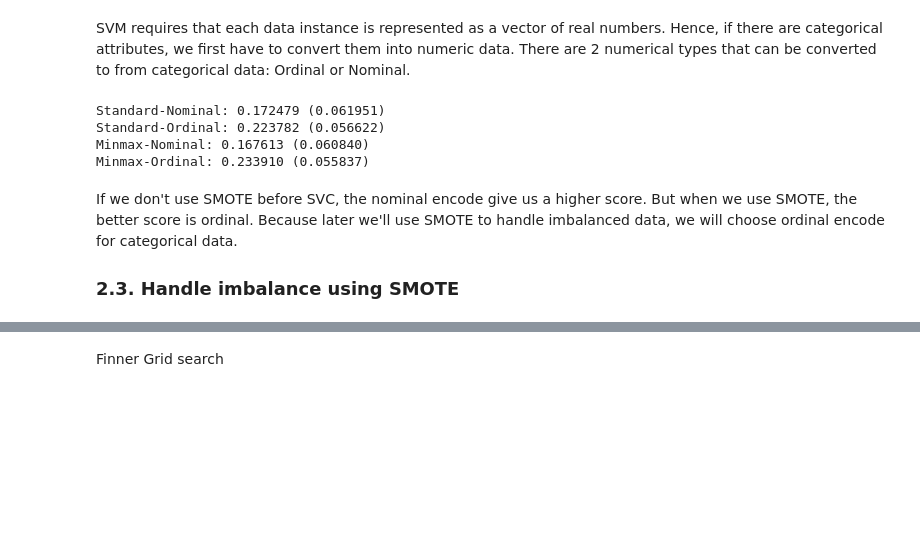
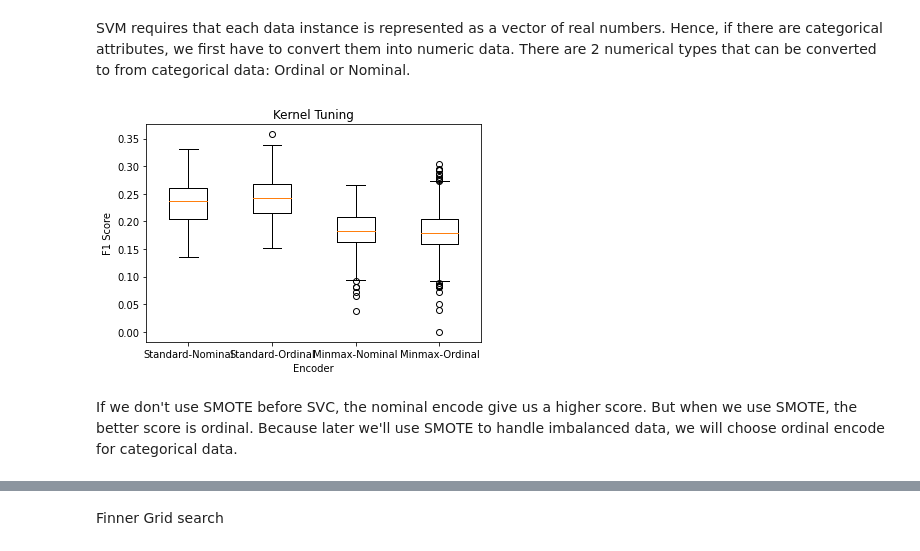
Before and after one commit to LapTQ/IT31903_123220_Group18_Stroke-prediction, a Jupyter notebook: svm.ipynb, the cells around one changed output, grey strips where cells are left out. Saved outputs shown, nothing was run; the diff lists cells and outputs as text; code cells hidden in the pictures; blank space fills up the shorter version.

```diff
--- a/svm.ipynb
+++ b/svm.ipynb
@@ -3,16 +3,37 @@ Import libraries
 # %%
 import pandas as pd
 import numpy as np
+from imblearn.combine import SMOTEENN
 from matplotlib import pyplot as plt
 import seaborn as sns
 from sklearn.compose import ColumnTransformer
-from sklearn.model_selection import GridSearchCV, train_test_split, RepeatedStratifiedKFold, cross_val_score
+from sklearn.model_selection import GridSearchCV, train_test_split, RepeatedStratifiedKFold, cross_val_score, \
+    StratifiedKFold, cross_validate
 from imblearn.pipeline import Pipeline
 from sklearn.preprocessing import StandardScaler, OneHotEncoder, OrdinalEncoder, MinMaxScaler
 from sklearn.svm import SVC
-from imblearn.over_sampling import SMOTE
+from imblearn.over_sampling import SMOTE, RandomOverSampler
+from imblearn.under_sampling import RandomUnderSampler, NeighbourhoodCleaningRule, TomekLinks, EditedNearestNeighbours
 from sklearn.tree import DecisionTreeRegressor
 from sklearn.metrics import confusion_matrix, classification_report
+def my_boxplot(data, labels, xlabel, ylabel, title):
+    fig = plt.figure()
+    ax = fig.add_subplot(111)
+    plt.boxplot(data)
+    ax.set_xticklabels(labels)
+    plt.xlabel(xlabel)
+    plt.ylabel(ylabel)
+    plt.title(title)
+    plt.show()
+
+def my_lineplot(x, ylist, yLabelList, xlabel, ylabel):
+    '''ylist: list of all y'''
+    for y,label in zip(ylist,yLabelList):
+        plt.plot(x, y, '-o', label=label)
+    plt.legend()
+    plt.ylabel(ylabel)
+    plt.xlabel(xlabel)
+    plt.show()
 # %% [markdown]
 Prepare the dataset
 # %%
@@ -154,7 +175,8 @@ dtype: int64
 ### 2.3. Encode Categorial Features
 Before encoding, we will split the data set
 # %%
-num_folds = 10
+num_folds = 5
+kfold = StratifiedKFold(n_splits=num_folds)
 scoring = 'f1'
 test_size = 0.33
 X_train, X_test, y_train, y_test = train_test_split(data[features], data['stroke'], test_size=test_size, stratify=data['stroke'], random_state=42)
@@ -165,33 +187,29 @@ data. There are 2 numerical types that can be converted to from categorical data
 # %%
 transformers = [('Standard-Nominal', ColumnTransformer([('scale', StandardScaler(), numerical_ix),
                                               ('encode', OneHotEncoder(handle_unknown='ignore'), categorical_ix)],
                                              remainder='passthrough')),
                ('Standard-Ordinal', ColumnTransformer([('scale', StandardScaler(), numerical_ix),
                                               ('OrdinalEncoder', OrdinalEncoder(),categorical_ix)],
                                              remainder='passthrough')),
                ('Minmax-Nominal', ColumnTransformer([('scale', MinMaxScaler(), numerical_ix),
                                                     ('encode', OneHotEncoder(handle_unknown='ignore'), categorical_ix)],
                                                    remainder='passthrough')),
                 ('Minmax-Ordinal', ColumnTransformer([('scale', MinMaxScaler(), numerical_ix),
                                                       ('encode', OrdinalEncoder(), categorical_ix)],
                                                      remainder='passthrough'))
                 ]
+results = {'Standard-Nominal':[], 'Standard-Ordinal':[], 'Minmax-Nominal':[],'Minmax-Ordinal':[]}
+for _ in range(50):
+    for name, transformer in transformers:
+        model = Pipeline([(name, transformer),
+                          ('Random Undersampling',RandomUnderSampler(sampling_strategy=0.4)),
+                          ('SVC', SVC())])
+        cv_results = cross_val_score(model, X_train, y_train, cv=kfold, scoring=scoring, error_score='raise', n_jobs=-1)
+        results[name].extend(cv_results)
 
-for name, transformer in transformers:
-    model = Pipeline([(name, transformer),
-                      ('SMOTE',SMOTE(sampling_strategy=0.4,random_state=42)),
-                      ('SVC', SVC())])
-    kfold = RepeatedStratifiedKFold(n_splits=num_folds, n_repeats=5)
-    cv_results = cross_val_score(model, X_train, y_train, cv=kfold, scoring=scoring, error_score='raise', n_jobs=-1)
-
-    print("%s: %f (%f)" % (name, cv_results.mean(), cv_results.std()))
+my_boxplot(list(results.values()),list(results.keys()),"Encoder", "F1 Score", "Kernel Tuning")
 # %% [output]
-Standard-Nominal: 0.172479 (0.061951)
-Standard-Ordinal: 0.223782 (0.056622)
-Minmax-Nominal: 0.167613 (0.060840)
-Minmax-Ordinal: 0.233910 (0.055837)
+[figure, added]
 # %% [markdown]
 If we don't use SMOTE before SVC, the nominal encode give us a higher score. But when we use SMOTE, the better score is ordinal.
 Because later we'll use SMOTE to handle imbalanced data, we will choose ordinal encode for categorical data.
-
-### 2.3. Handle imbalance using SMOTE
```
Also changed, not shown: parts of 24 cells of this notebook.
